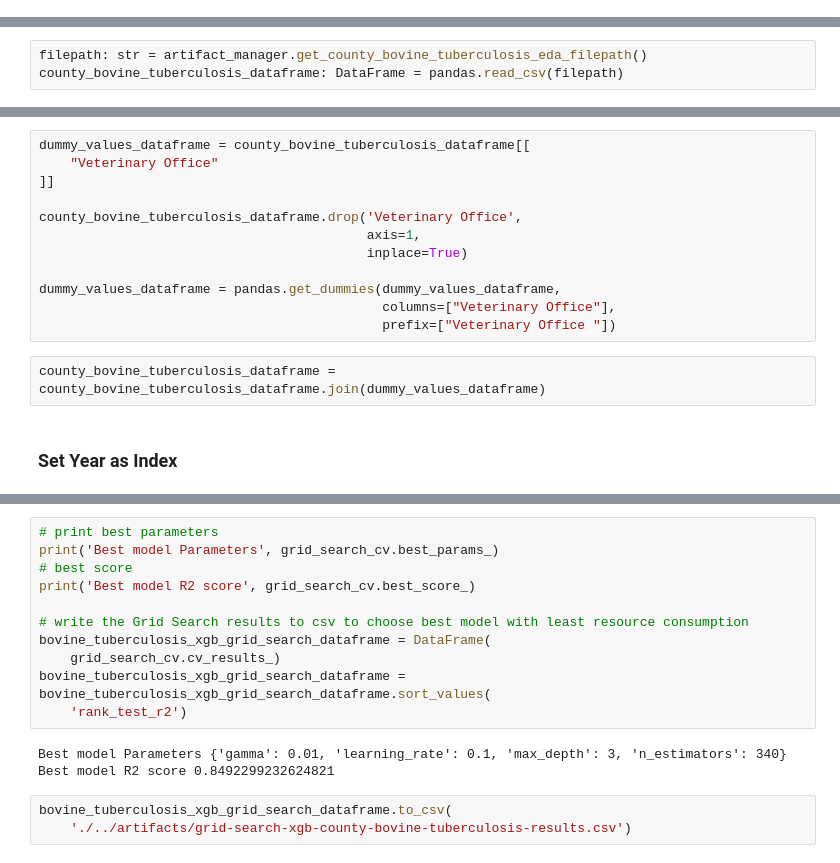
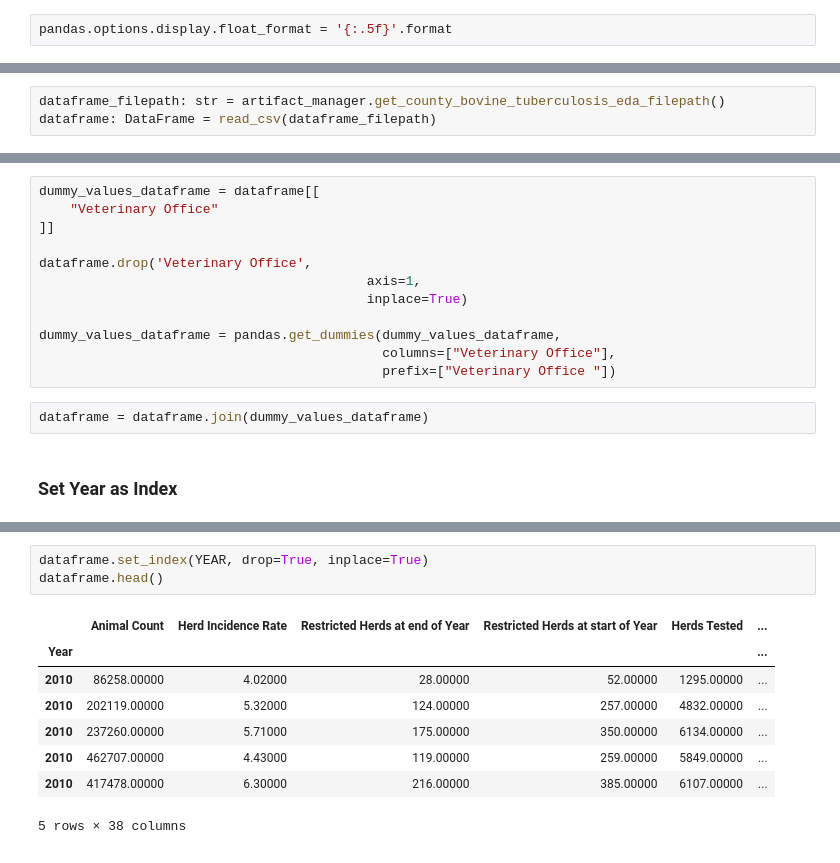
Before and after one commit to TahirAwwad/agriculture-data-analytics, a Jupyter notebook: notebooks/notebook-5-01-ml-irish-bovine-tuberculosis.ipynb, the cells around one changed output, grey strips where cells are left out. Drawn from its saved outputs; the diff is of its cells as text.

Commit message:
5-01-ml-irish-bovine-tuberculosis

```diff
--- a/notebooks/notebook-5-01-ml-irish-bovine-tuberculosis.ipynb
+++ b/notebooks/notebook-5-01-ml-irish-bovine-tuberculosis.ipynb
@@ -32,0 +68,2 @@ import pandas
+# %%
+pandas.options.display.float_format = '{:.5f}'.format
@@ -43,6 +86,6 @@ https://github.com/markcrowe-com/agriculture-data-analytics/artifacts/county-bov
 # %% [markdown]
 ### Load dataframe
 # %%
-filepath: str = artifact_manager.get_county_bovine_tuberculosis_eda_filepath()
-county_bovine_tuberculosis_dataframe: DataFrame = pandas.read_csv(filepath)
+dataframe_filepath: str = artifact_manager.get_county_bovine_tuberculosis_eda_filepath()
+dataframe: DataFrame = read_csv(dataframe_filepath)
 # %%
@@ -69,11 +112,11 @@ dtype: object
 # %% [markdown]
 Veterinary Office is an object, specifically a string. We must encode it as a number for machine learning.
 # %%
-dummy_values_dataframe = county_bovine_tuberculosis_dataframe[[
+dummy_values_dataframe = dataframe[[
     "Veterinary Office"
 ]]
 
-county_bovine_tuberculosis_dataframe.drop('Veterinary Office',
+dataframe.drop('Veterinary Office',
                                           axis=1,
                                           inplace=True)
 
@@ -81,6 +124,6 @@ dummy_values_dataframe = pandas.get_dummies(dummy_values_dataframe,
                                             columns=["Veterinary Office"],
                                             prefix=["Veterinary Office "])
 # %%
-county_bovine_tuberculosis_dataframe = county_bovine_tuberculosis_dataframe.join(dummy_values_dataframe)
+dataframe = dataframe.join(dummy_values_dataframe)
 # %% [markdown]
 ### Set Year as Index
@@ -259,17 +130,12 @@ XGBRegressor(base_score=0.5, booster='gbtree', colsample_bylevel=1,
-# %%
-# print best parameters
-print('Best model Parameters', grid_search_cv.best_params_)
-# best score
-print('Best model R2 score', grid_search_cv.best_score_)
-
-# write the Grid Search results to csv to choose best model with least resource consumption
-bovine_tuberculosis_xgb_grid_search_dataframe = DataFrame(
-    grid_search_cv.cv_results_)
-bovine_tuberculosis_xgb_grid_search_dataframe = bovine_tuberculosis_xgb_grid_search_dataframe.sort_values(
-    'rank_test_r2')
-# %% [output]
-Best model Parameters {'gamma': 0.01, 'learning_rate': 0.1, 'max_depth': 3, 'n_estimators': 340}
-Best model R2 score 0.8492299232624821
-# %%
-bovine_tuberculosis_xgb_grid_search_dataframe.to_csv(
-    './../artifacts/grid-search-xgb-county-bovine-tuberculosis-results.csv')
+# %%
+dataframe.set_index(YEAR, drop=True, inplace=True)
+dataframe.head()
+# %% [output]
+|  | Animal Count | Herd Incidence Rate | Restricted Herds at end of Year | Restricted Herds at start of Year | Herds Tested | ... |
+| Year |  |  |  |  |  | ... |
+| 2010 | 86258.00000 | 4.02000 | 28.00000 | 52.00000 | 1295.00000 | ... |
+| 2010 | 202119.00000 | 5.32000 | 124.00000 | 257.00000 | 4832.00000 | ... |
+| 2010 | 237260.00000 | 5.71000 | 175.00000 | 350.00000 | 6134.00000 | ... |
+| 2010 | 462707.00000 | 4.43000 | 119.00000 | 259.00000 | 5849.00000 | ... |
+| 2010 | 417478.00000 | 6.30000 | 216.00000 | 385.00000 | 6107.00000 | ... |
+5 rows × 38 columns
```
Also changed, not shown: parts of 78 cells of this notebook, 4 other files.
